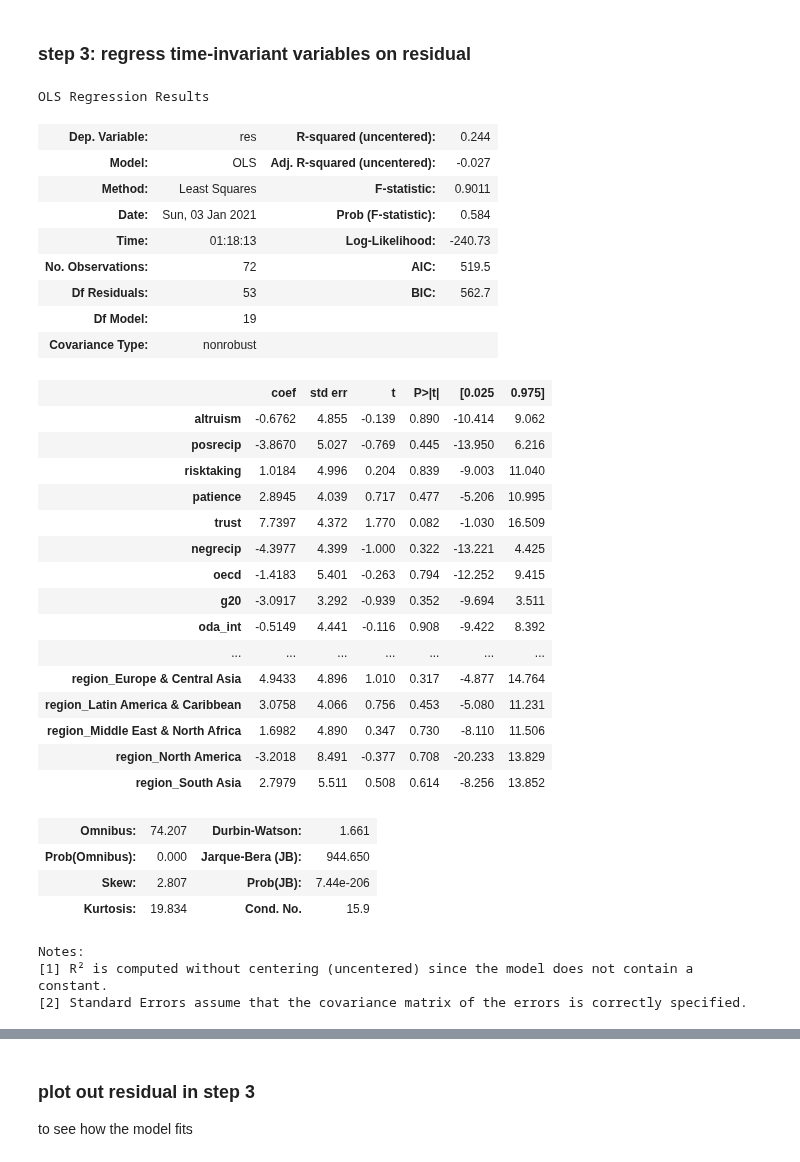
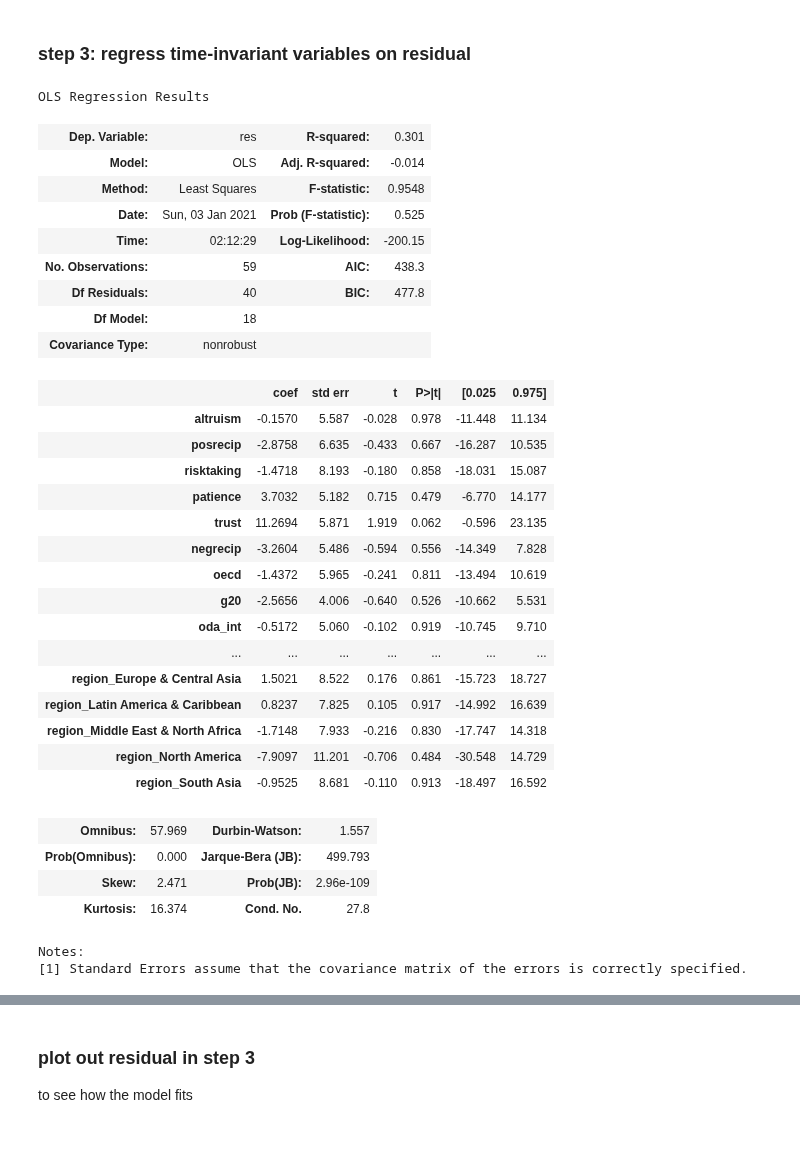
Before and after one commit to amanda8412383/research-module, a Jupyter notebook: panel.ipynb, the cells around one changed output, grey strips where cells are left out. Cells and saved outputs as stored; diff of their text form; code cells hidden in the pictures.

```diff
--- a/panel.ipynb
+++ b/panel.ipynb
@@ -56,7 +56,7 @@ long_c = sm.add_constant(long)
 long_y = long_c.assign(funding_capita= long_c['funding']/long_c['pop'])
 
 # long_replace = long_y.replace({'funding_capita': np.nan}, 0)
-long_index = long_replace.set_index(['isocode', 'year'])
+long_index = long_y.set_index(['isocode', 'year'])
 long_select_gni = long_index[['funding_capita'] + x + x_str + x_dummy + x_year + gni]
 long_select_gni.info()
 # %% [output]
@@ -185,54 +185,53 @@ df2.head()
 # %%
 #transfer string to dummy
 df_dummy_gni = pd.get_dummies(df2_gni)
 df_dummy = pd.get_dummies(df2)
 
 x_list = df_dummy_gni.columns.to_list()
 x_list.remove('res')
 
 #prevent colinearity
-x_list.remove('income_type_Low income')
+# x_list.remove('income_type_Low income')
 x_list.remove('region_Sub-Saharan Africa')
 
 
 #with gni
 mod = sm.OLS(df_dummy_gni['res'], df_dummy_gni[x_list ])
 res_gni = mod.fit()
 res_gni.summary()
 # %% [output]
 OLS Regression Results
-| Dep. Variable: | res | R-squared (uncentered): | 0.244 |
-| Model: | OLS | Adj. R-squared (uncentered): | -0.027 |
-| Method: | Least Squares | F-statistic: | 0.9011 |
-| Date: | Sun, 03 Jan 2021 | Prob (F-statistic): | 0.584 |
-| Time: | 01:18:13 | Log-Likelihood: | -240.73 |
-| No. Observations: | 72 | AIC: | 519.5 |
-| Df Residuals: | 53 | BIC: | 562.7 |
-| Df Model: | 19 |  |  |
+| Dep. Variable: | res | R-squared: | 0.301 |
+| Model: | OLS | Adj. R-squared: | -0.014 |
+| Method: | Least Squares | F-statistic: | 0.9548 |
+| Date: | Sun, 03 Jan 2021 | Prob (F-statistic): | 0.525 |
+| Time: | 02:12:29 | Log-Likelihood: | -200.15 |
+| No. Observations: | 59 | AIC: | 438.3 |
+| Df Residuals: | 40 | BIC: | 477.8 |
+| Df Model: | 18 |  |  |
 | Covariance Type: | nonrobust |  |  |
 |  | coef | std err | t | P>|t| | [0.025 | 0.975] |
-| altruism | -0.6762 | 4.855 | -0.139 | 0.890 | -10.414 | 9.062 |
-| posrecip | -3.8670 | 5.027 | -0.769 | 0.445 | -13.950 | 6.216 |
-| risktaking | 1.0184 | 4.996 | 0.204 | 0.839 | -9.003 | 11.040 |
-| patience | 2.8945 | 4.039 | 0.717 | 0.477 | -5.206 | 10.995 |
-| trust | 7.7397 | 4.372 | 1.770 | 0.082 | -1.030 | 16.509 |
-| negrecip | -4.3977 | 4.399 | -1.000 | 0.322 | -13.221 | 4.425 |
-| oecd | -1.4183 | 5.401 | -0.263 | 0.794 | -12.252 | 9.415 |
-| g20 | -3.0917 | 3.292 | -0.939 | 0.352 | -9.694 | 3.511 |
-| oda_int | -0.5149 | 4.441 | -0.116 | 0.908 | -9.422 | 8.392 |
+| altruism | -0.1570 | 5.587 | -0.028 | 0.978 | -11.448 | 11.134 |
+| posrecip | -2.8758 | 6.635 | -0.433 | 0.667 | -16.287 | 10.535 |
+| risktaking | -1.4718 | 8.193 | -0.180 | 0.858 | -18.031 | 15.087 |
+| patience | 3.7032 | 5.182 | 0.715 | 0.479 | -6.770 | 14.177 |
+| trust | 11.2694 | 5.871 | 1.919 | 0.062 | -0.596 | 23.135 |
+| negrecip | -3.2604 | 5.486 | -0.594 | 0.556 | -14.349 | 7.828 |
+| oecd | -1.4372 | 5.965 | -0.241 | 0.811 | -13.494 | 10.619 |
+| g20 | -2.5656 | 4.006 | -0.640 | 0.526 | -10.662 | 5.531 |
+| oda_int | -0.5172 | 5.060 | -0.102 | 0.919 | -10.745 | 9.710 |
 | ... | ... | ... | ... | ... | ... | ... |
-| region_Europe & Central Asia | 4.9433 | 4.896 | 1.010 | 0.317 | -4.877 | 14.764 |
-| region_Latin America & Caribbean | 3.0758 | 4.066 | 0.756 | 0.453 | -5.080 | 11.231 |
-| region_Middle East & North Africa | 1.6982 | 4.890 | 0.347 | 0.730 | -8.110 | 11.506 |
-| region_North America | -3.2018 | 8.491 | -0.377 | 0.708 | -20.233 | 13.829 |
-| region_South Asia | 2.7979 | 5.511 | 0.508 | 0.614 | -8.256 | 13.852 |
+| region_Europe & Central Asia | 1.5021 | 8.522 | 0.176 | 0.861 | -15.723 | 18.727 |
+| region_Latin America & Caribbean | 0.8237 | 7.825 | 0.105 | 0.917 | -14.992 | 16.639 |
+| region_Middle East & North Africa | -1.7148 | 7.933 | -0.216 | 0.830 | -17.747 | 14.318 |
+| region_North America | -7.9097 | 11.201 | -0.706 | 0.484 | -30.548 | 14.729 |
+| region_South Asia | -0.9525 | 8.681 | -0.110 | 0.913 | -18.497 | 16.592 |
-| Omnibus: | 74.207 | Durbin-Watson: | 1.661 |
-| Prob(Omnibus): | 0.000 | Jarque-Bera (JB): | 944.650 |
-| Skew: | 2.807 | Prob(JB): | 7.44e-206 |
-| Kurtosis: | 19.834 | Cond. No. | 15.9 |
+| Omnibus: | 57.969 | Durbin-Watson: | 1.557 |
+| Prob(Omnibus): | 0.000 | Jarque-Bera (JB): | 499.793 |
+| Skew: | 2.471 | Prob(JB): | 2.96e-109 |
+| Kurtosis: | 16.374 | Cond. No. | 27.8 |
 Notes:
-[1] R² is computed without centering (uncentered) since the model does not contain a constant.
-[2] Standard Errors assume that the covariance matrix of the errors is correctly specified.
+[1] Standard Errors assume that the covariance matrix of the errors is correctly specified.
 # %%
 #without gni
 mod = sm.OLS(df_dummy['res'], df_dummy[x_list ])
```
Also changed, not shown: parts of 8 cells of this notebook, 1 other file.
